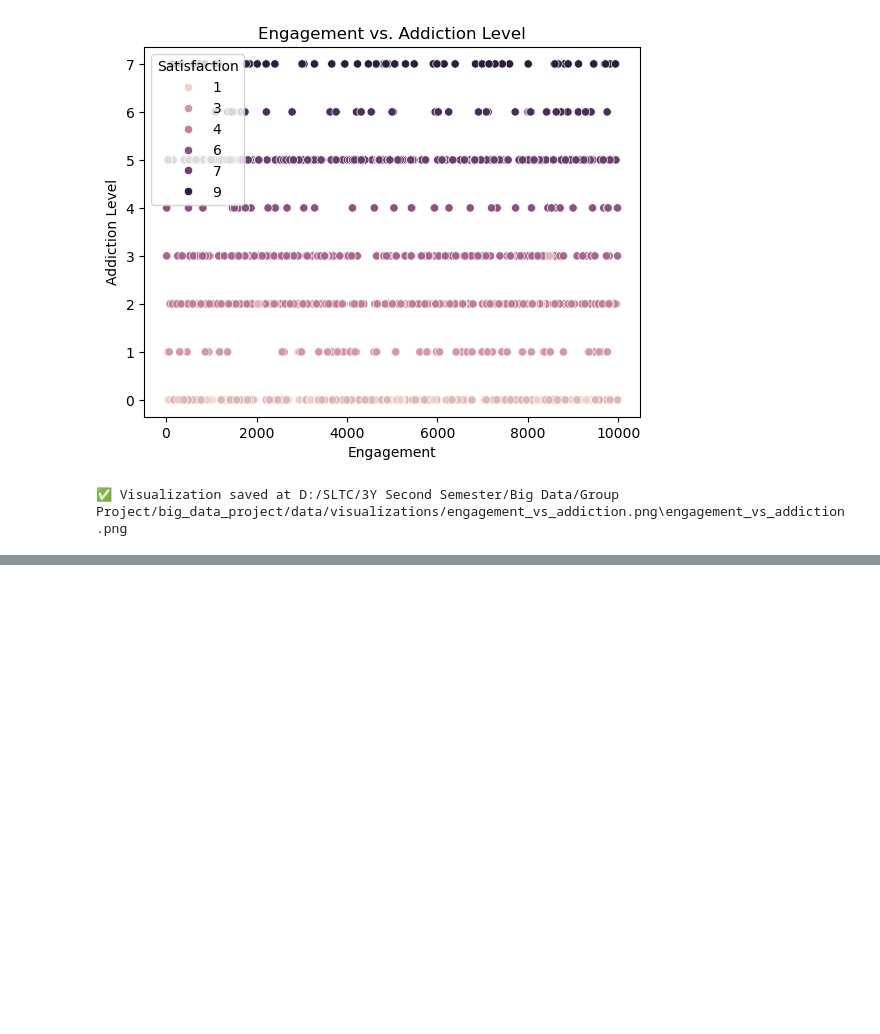
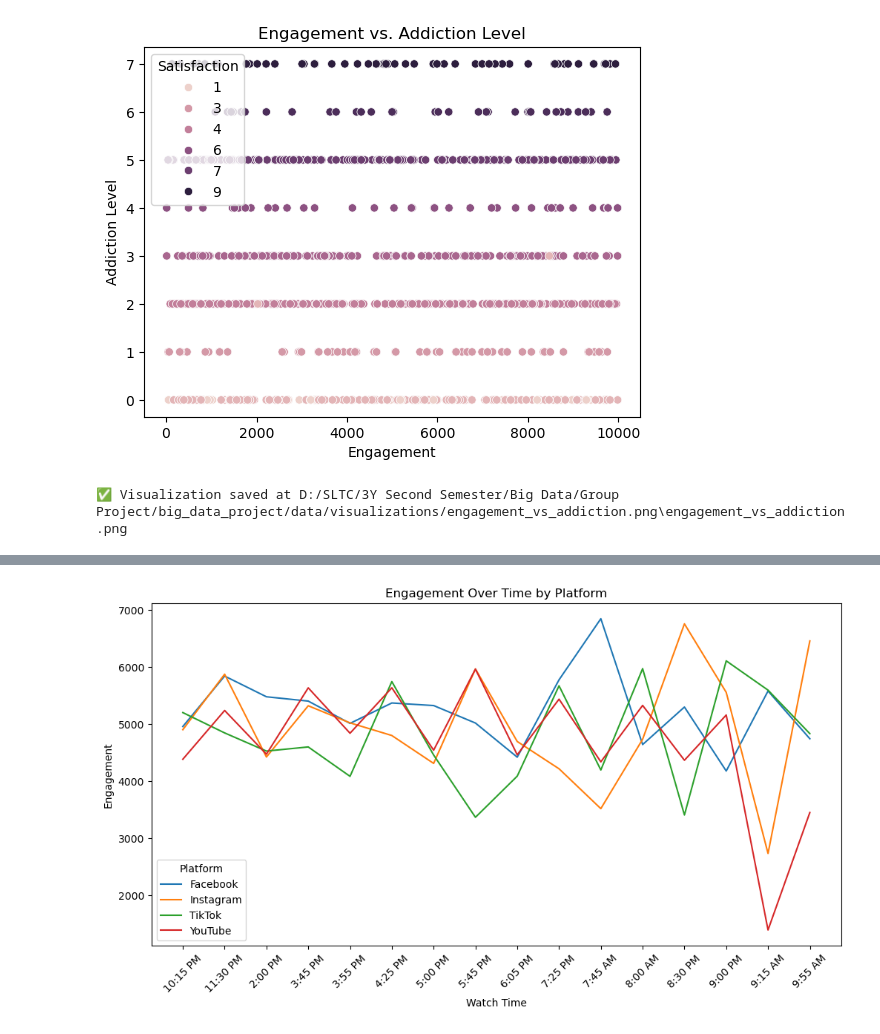
Before and after one commit to ashensamuditha2017/BigDataProject, a Jupyter notebook: notebooks/visualization.ipynb, the cells around one changed output, grey strips where cells are left out. Saved outputs shown, nothing was run; the diff lists cells and outputs as text; code cells hidden in the pictures; blank space fills up the shorter version.

```diff
--- a/notebooks/visualization.ipynb
+++ b/notebooks/visualization.ipynb
@@ -32,0 +42,12 @@ print(f"✅ Visualization saved at {output_path}")
+# %%
+# Time-Series of Engagement by Platform
+df_timeseries = df.groupby(['Watch Time', 'Platform'])['Engagement'].mean().reset_index()
+
+plt.figure(figsize=(12, 6))
+sns.lineplot(data=df_timeseries, x='Watch Time', y='Engagement', hue='Platform')
+plt.title('Engagement Over Time by Platform')
+plt.xticks(rotation=45)
+plt.savefig('../data/visualizations/engagement_by_platform.png')
+plt.show()
+# %% [output]
+[figure, added]
```
Also changed, not shown: parts of 2 cells of this notebook, 8 other files.
